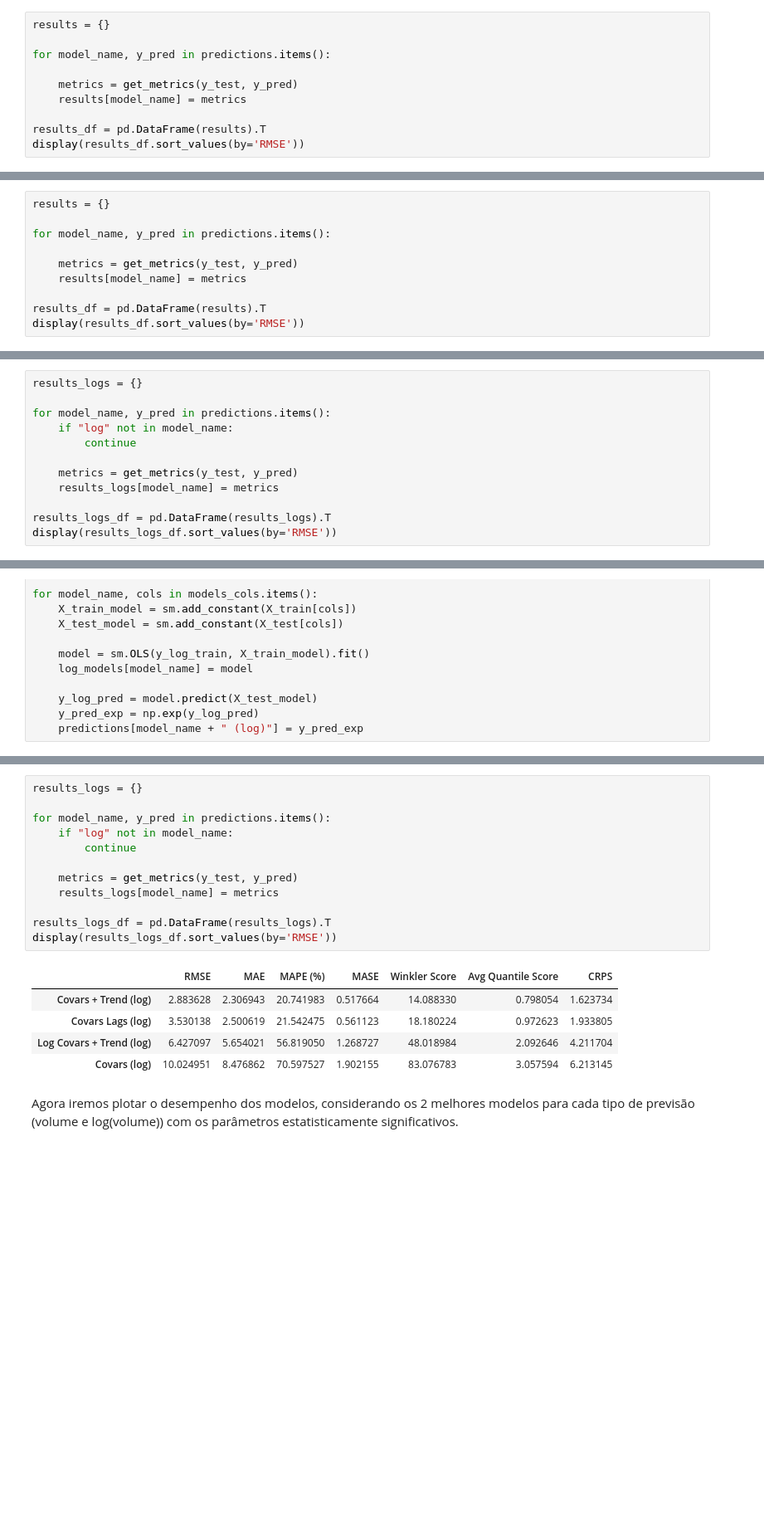
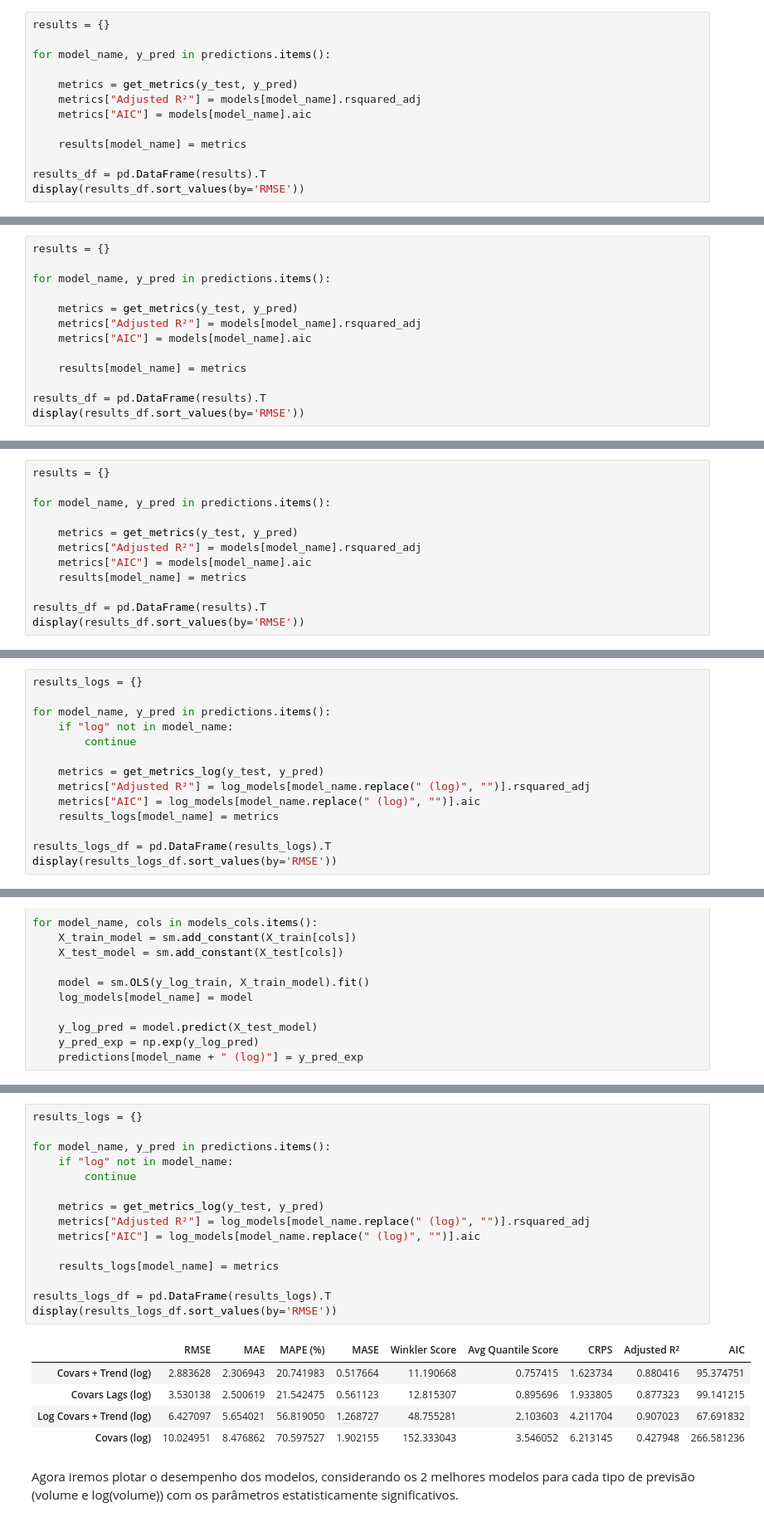
Before and after one commit to kauanmaf/Time-Series-A2, a Jupyter notebook: reg_lin_a2.ipynb, the cells around one changed output, grey strips where cells are left out. Shown: that part at 83% size. Saved outputs shown, nothing was run; the diff lists cells and outputs as text; blank space fills up the shorter version.

```diff
--- a/reg_lin_a2.ipynb
+++ b/reg_lin_a2.ipynb
@@ -161,6 +161,9 @@ results = {}
 for model_name, y_pred in predictions.items():
 
     metrics = get_metrics(y_test, y_pred)
+    metrics["Adjusted R²"] = models[model_name].rsquared_adj
+    metrics["AIC"] = models[model_name].aic
+
     results[model_name] = metrics
 
 results_df = pd.DataFrame(results).T
@@ -297,3 +300,16 @@ OLS Regression Results
 | Kurtosis: | 4.486 | Cond. No. | 148. |
 Notes:
 [1] Standard Errors assume that the covariance matrix of the errors is correctly specified.
+# %%
+results = {}
+
+for model_name, y_pred in predictions.items():
+
+    metrics = get_metrics(y_test, y_pred)
+    metrics["Adjusted R²"] = models[model_name].rsquared_adj
+    metrics["AIC"] = models[model_name].aic
+
+    results[model_name] = metrics
+
+results_df = pd.DataFrame(results).T
+display(results_df.sort_values(by='RMSE'))
@@ -303,6 +375,8 @@ results = {}
 for model_name, y_pred in predictions.items():
 
     metrics = get_metrics(y_test, y_pred)
+    metrics["Adjusted R²"] = models[model_name].rsquared_adj
+    metrics["AIC"] = models[model_name].aic
     results[model_name] = metrics
 
 results_df = pd.DataFrame(results).T
@@ -354,7 +428,9 @@ for model_name, y_pred in predictions.items():
     if "log" not in model_name:
         continue
 
-    metrics = get_metrics(y_test, y_pred)
+    metrics = get_metrics_log(y_test, y_pred)
+    metrics["Adjusted R²"] = log_models[model_name.replace(" (log)", "")].rsquared_adj
+    metrics["AIC"] = log_models[model_name.replace(" (log)", "")].aic
     results_logs[model_name] = metrics
 
 results_logs_df = pd.DataFrame(results_logs).T
@@ -469,21 +545,24 @@ Notes:
 # %%
 results_logs = {}
 
 for model_name, y_pred in predictions.items():
     if "log" not in model_name:
         continue
 
-    metrics = get_metrics(y_test, y_pred)
+    metrics = get_metrics_log(y_test, y_pred)
+    metrics["Adjusted R²"] = log_models[model_name.replace(" (log)", "")].rsquared_adj
+    metrics["AIC"] = log_models[model_name.replace(" (log)", "")].aic
+
     results_logs[model_name] = metrics
 
 results_logs_df = pd.DataFrame(results_logs).T
 display(results_logs_df.sort_values(by='RMSE'))
 # %% [output]
-|  | RMSE | MAE | MAPE (%) | MASE | Winkler Score | Avg Quantile Score | CRPS |
-| Covars + Trend (log) | 2.883628 | 2.306943 | 20.741983 | 0.517664 | 14.088330 | 0.798054 | 1.623734 |
-| Covars Lags (log) | 3.530138 | 2.500619 | 21.542475 | 0.561123 | 18.180224 | 0.972623 | 1.933805 |
-| Log Covars + Trend (log) | 6.427097 | 5.654021 | 56.819050 | 1.268727 | 48.018984 | 2.092646 | 4.211704 |
-| Covars (log) | 10.024951 | 8.476862 | 70.597527 | 1.902155 | 83.076783 | 3.057594 | 6.213145 |
+|  | RMSE | MAE | MAPE (%) | MASE | Winkler Score | Avg Quantile Score | CRPS | Adjusted R² | AIC |
+| Covars + Trend (log) | 2.883628 | 2.306943 | 20.741983 | 0.517664 | 11.190668 | 0.757415 | 1.623734 | 0.880416 | 95.374751 |
+| Covars Lags (log) | 3.530138 | 2.500619 | 21.542475 | 0.561123 | 12.815307 | 0.895696 | 1.933805 | 0.877323 | 99.141215 |
+| Log Covars + Trend (log) | 6.427097 | 5.654021 | 56.819050 | 1.268727 | 48.755281 | 2.103603 | 4.211704 | 0.907023 | 67.691832 |
+| Covars (log) | 10.024951 | 8.476862 | 70.597527 | 1.902155 | 152.333043 | 3.546052 | 6.213145 | 0.427948 | 266.581236 |
 # %% [markdown]
 Agora iremos plotar o desempenho dos modelos, considerando os 2 melhores modelos para cada tipo de previsão (volume e log(volume)) com os parâmetros estatisticamente significativos.
 # %%
```
Also changed, not shown: parts of 12 cells of this notebook.
